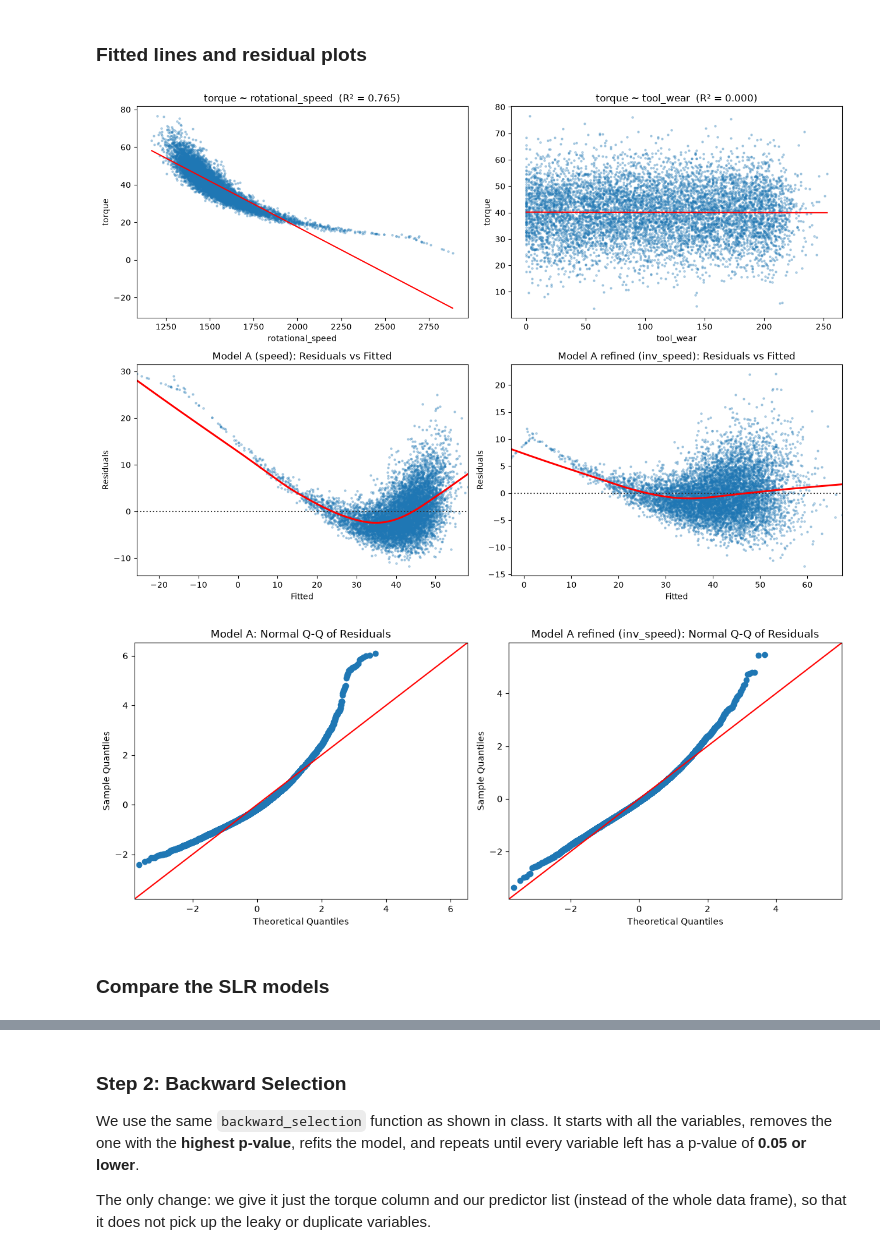
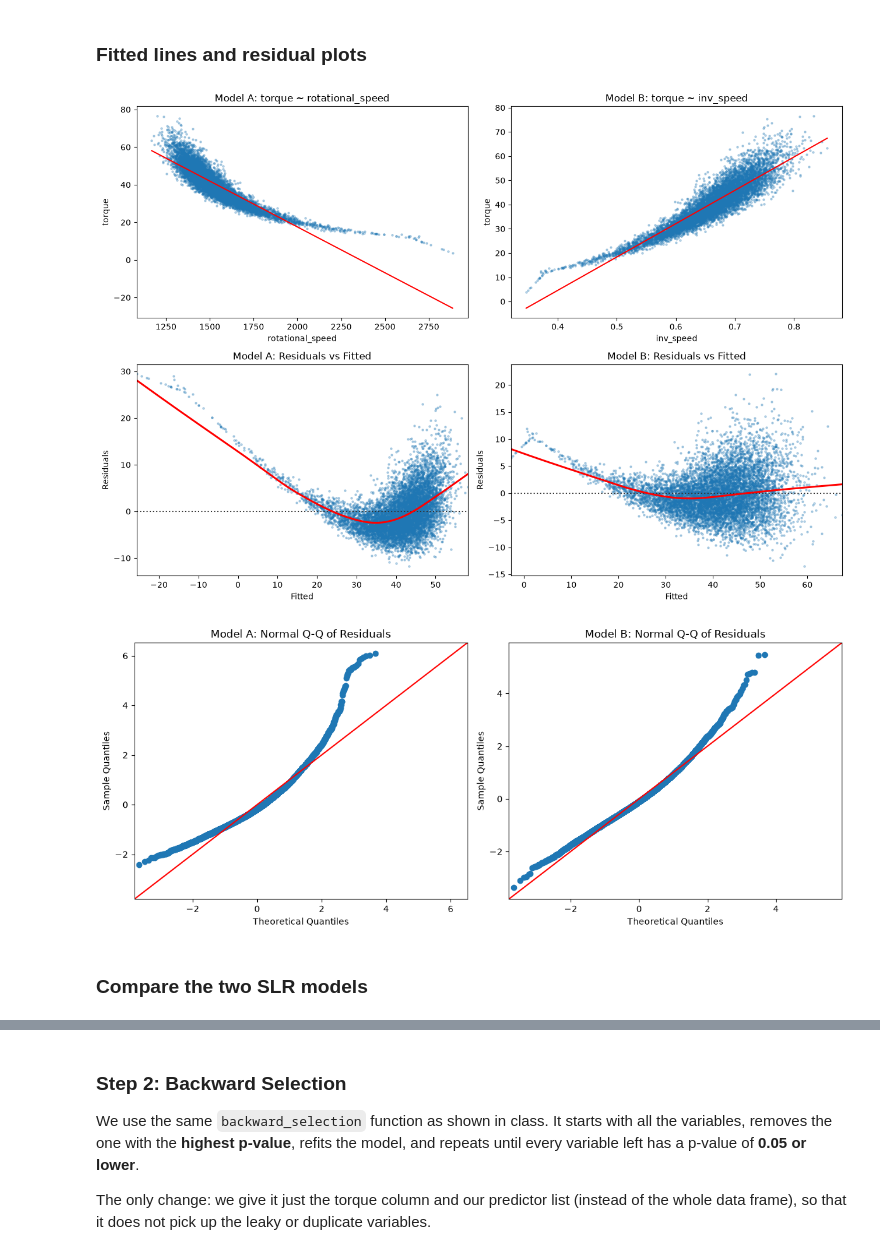
Before and after one commit to DavisenV/Group1-PROG8431-ProblemAnalysis_Workshop_C, a Jupyter notebook: Workshop_C.ipynb, the cells around one changed output, grey strips where cells are left out. Cells and saved outputs as stored; diff of their text form; code cells hidden in the pictures.

Commit message:
Revert "Merge pull request #2 from DavisenV/feat/carlos"
This reverts commit 871695fc9cf82f733a7d680000dee54390cb3f22, reversing
changes made to 5cc2b75b021940bb787f81f3a685c25972f5b6c3.

```diff
--- a/Workshop_C.ipynb
+++ b/Workshop_C.ipynb
@@ -355,7 +333,6 @@ weather = weather_raw.rename(columns={
 weather_cols = ["outdoor_temp_c", "dew_point_c", "rel_humidity", "precip_mm", "wind_speed_kmh", "station_pressure_kpa"]
 weather = weather[["timestamp"] + weather_cols]
 weather["timestamp"] = pd.to_datetime(weather["timestamp"])
-weather = weather.sort_values("timestamp")      # interpolation needs the rows in time order
 
 print("Missing weather values BEFORE filling:")
 print(weather[weather_cols].isnull().sum())
@@ -373,10 +350,6 @@ demand = demand_raw[["Date", "Hour", "Ontario Demand"]].copy()
 demand["timestamp"] = pd.to_datetime(demand["Date"]) + pd.to_timedelta(demand["Hour"] - 1, unit="h")
 demand = demand[["timestamp", "Ontario Demand"]].rename(columns={"Ontario Demand": "ontario_demand_mw"})
 
-# Each table must have exactly one row per hour, otherwise the merge would duplicate runs
-for name, table in [("weather", weather), ("price", price), ("demand", demand)]:
-    print(f"{name:8s} duplicate timestamps: {table['timestamp'].duplicated().sum()}")
-
 print("\nMissing price values:", price["hoep_price"].isnull().sum(), "| Missing demand values:", demand["ontario_demand_mw"].isnull().sum())
 # %% [output]
 Missing weather values BEFORE filling:
@@ -401,11 +371,10 @@ Missing price values: 0 | Missing demand values: 0
 df_clean["timestamp"] = pd.date_range("2024-01-01 00:00", periods=len(df_clean), freq="h")
 print("First run:", df_clean["timestamp"].min(), "| Last run:", df_clean["timestamp"].max())
 
-# Left joins keep all 10,000 runs; validate="one_to_one" proves no run is duplicated
-rows_before = len(df_clean)
-for table in [weather, price, demand]:
-    df_clean = df_clean.merge(table, on="timestamp", how="left", validate="one_to_one")
-assert len(df_clean) == rows_before, "Merge changed the number of rows!"
+# Left joins keep all 10,000 runs
+df_clean = df_clean.merge(weather, on="timestamp", how="left")
+df_clean = df_clean.merge(price, on="timestamp", how="left")
+df_clean = df_clean.merge(demand, on="timestamp", how="left")
 
 print("Shape after merge:", df_clean.shape)
 print("Missing values after merge:", df_clean.isnull().sum().sum())
@@ -582,7 +550,7 @@ df_clean["failure_type"] = df_clean.apply(label_failure, axis=1)
 
 # Time variables from the timestamp
 df_clean["hour"] = df_clean["timestamp"].dt.hour
-df_clean["day_of_week"] = df_clean["timestamp"].dt.day_of_week      # 0 = Monday, 6 = Sunday
+df_clean["day_of_week"] = df_clean["timestamp"].dt.dayofweek      # 0 = Monday, 6 = Sunday
 df_clean["month"] = df_clean["timestamp"].dt.month
 df_clean["is_weekend"] = (df_clean["day_of_week"] >= 5).astype(int)
 
@@ -1056,5 +1012,5 @@ Test RMSE (Model A): 4.79
 # %%
-slr_b = smf.ols("torque ~ tool_wear", data=train).fit()
+slr_b = smf.ols("torque ~ inv_speed", data=train).fit()
 
 print(slr_b.summary())
 
@@ -1066,7 +1022,6 @@ RMSE_tst_b = np.sqrt(mean_squared_error(test["torque"], pred_test))
 
 print(f"Train RMSE (Model B): {RMSE_trn_b:.2f}")
 print(f"Test RMSE (Model B): {RMSE_tst_b:.2f}")
-print(f"Standard deviation of torque (train): {train['torque'].std():.2f}")
 # %% [output]
                             OLS Regression Results
 ==============================================================================
@@ -1126,40 +1045,52 @@ inv_speed: R2 = 0.837 | Train RMSE 4.03 | Test RMSE 4.01
 # %%
 fig, axes = plt.subplots(2, 2, figsize=(13, 9))
 
-# Model A and Model B: fitted lines
-for ax, model, x in [(axes[0, 0], slr_a, "rotational_speed"), (axes[0, 1], slr_b, "tool_wear")]:
-    ax.scatter(train[x], train["torque"], s=5, alpha=0.3)
-    x_line = np.linspace(train[x].min(), train[x].max(), 100)
-    ax.plot(x_line, model.predict(pd.DataFrame({x: x_line})), color="red")
-    ax.set_title(f"torque ~ {x}  (R² = {model.rsquared:.3f})")
-    ax.set_xlabel(x)
-    ax.set_ylabel("torque")
+# Model A: fitted line
+axes[0, 0].scatter(train["rotational_speed"], train["torque"], s=5, alpha=0.3)
+x_line = np.linspace(train["rotational_speed"].min(), train["rotational_speed"].max(), 100)
+axes[0, 0].plot(x_line, slr_a.predict(pd.DataFrame({"rotational_speed": x_line})), color="red")
+axes[0, 0].set_title("Model A: torque ~ rotational_speed")
+axes[0, 0].set_xlabel("rotational_speed")
+axes[0, 0].set_ylabel("torque")
 
-# Residuals vs Fitted: Model A before and after the reciprocal transformation (same as the demo)
-for ax, model, title in [(axes[1, 0], slr_a, "Model A (speed)"), (axes[1, 1], slr_inv, "Model A refined (inv_speed)")]:
-    sns.residplot(x=model.fittedvalues, y=model.resid, lowess=True,
-                  scatter_kws={"s": 5, "alpha": 0.3}, line_kws={"color": "red"}, ax=ax)
-    ax.set_title(f"{title}: Residuals vs Fitted")
-    ax.set_xlabel("Fitted")
-    ax.set_ylabel("Residuals")
+# Model B: fitted line
+axes[0, 1].scatter(train["inv_speed"], train["torque"], s=5, alpha=0.3)
+x_line = np.linspace(train["inv_speed"].min(), train["inv_speed"].max(), 100)
+axes[0, 1].plot(x_line, slr_b.predict(pd.DataFrame({"inv_speed": x_line})), color="red")
+axes[0, 1].set_title("Model B: torque ~ inv_speed")
+axes[0, 1].set_xlabel("inv_speed")
+axes[0, 1].set_ylabel("torque")
+
+# Residuals vs Fitted (same as the demo)
+sns.residplot(x=slr_a.fittedvalues, y=slr_a.resid, lowess=True,
+              scatter_kws={"s": 5, "alpha": 0.3}, line_kws={"color": "red"}, ax=axes[1, 0])
+axes[1, 0].set_title("Model A: Residuals vs Fitted")
+axes[1, 0].set_xlabel("Fitted")
+axes[1, 0].set_ylabel("Residuals")
+
+sns.residplot(x=slr_b.fittedvalues, y=slr_b.resid, lowess=True,
+              scatter_kws={"s": 5, "alpha": 0.3}, line_kws={"color": "red"}, ax=axes[1, 1])
+axes[1, 1].set_title("Model B: Residuals vs Fitted")
+axes[1, 1].set_xlabel("Fitted")
+axes[1, 1].set_ylabel("Residuals")
 
 plt.tight_layout()
 plt.show()
 # %% [output]
-[figure, old version]
+[figure, new version]
 # %%
 fig, axes = plt.subplots(1, 2, figsize=(12, 5))
 
 sm.qqplot(slr_a.resid, line='45', fit=True, ax=axes[0])
 axes[0].set_title("Model A: Normal Q-Q of Residuals")
 
-sm.qqplot(slr_inv.resid, line='45', fit=True, ax=axes[1])
-axes[1].set_title("Model A refined (inv_speed): Normal Q-Q of Residuals")
+sm.qqplot(slr_b.resid, line='45', fit=True, ax=axes[1])
+axes[1].set_title("Model B: Normal Q-Q of Residuals")
 
 plt.tight_layout()
 plt.show()
 # %% [output]
-[figure, old version]
+[figure, new version]
 # %% [markdown]
-### Compare the SLR models
+### Compare the two SLR models
 # %%
```
Also changed, not shown: parts of 41 cells of this notebook, 1 other file.
